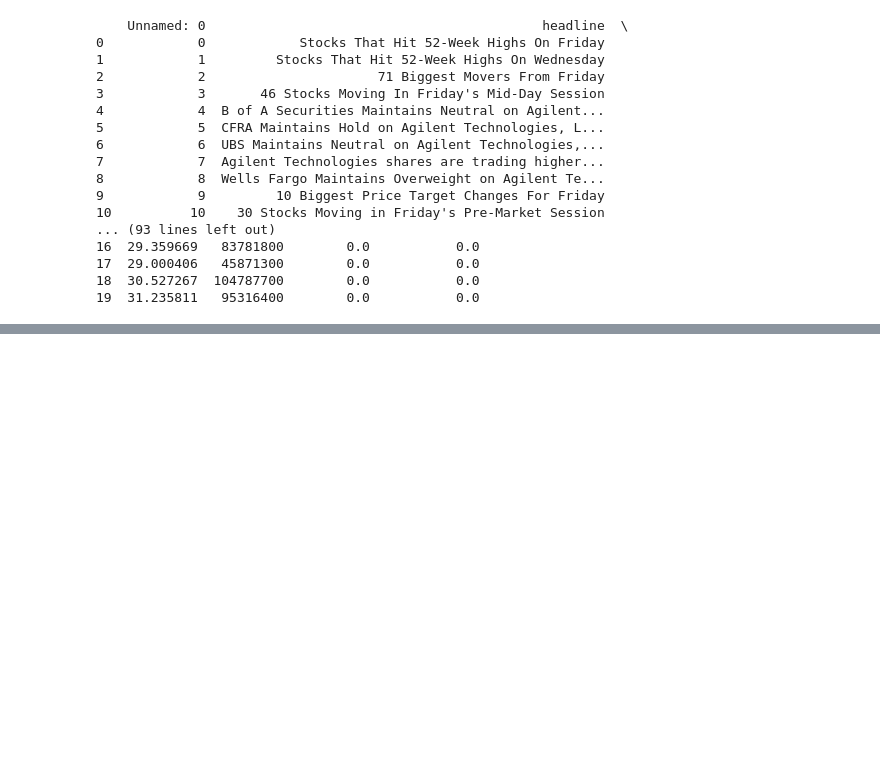
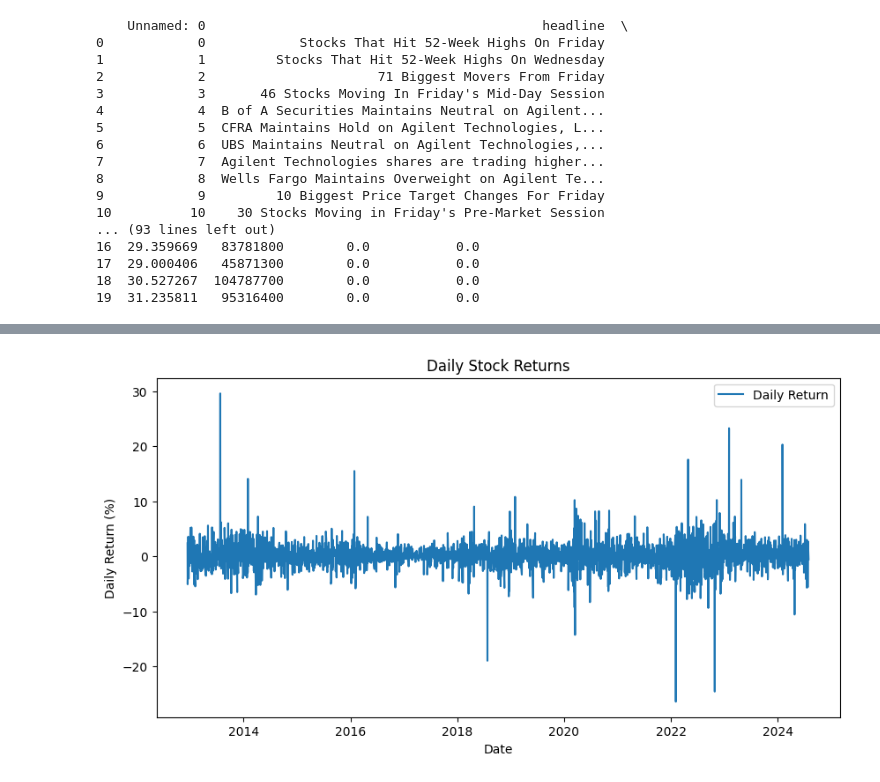
Before and after one commit to tesfayefekadu/kifiya_week_1, a Jupyter notebook: notebooks/correlation.ipynb, the cells around one changed output, grey strips where cells are left out. Drawn from its saved outputs; the diff is of its cells as text; code cells hidden in the pictures; blank space fills up the shorter version.

```diff
--- a/notebooks/correlation.ipynb
+++ b/notebooks/correlation.ipynb
@@ -66,3 +66,9 @@ print(aligned_data.head(20))
 17  29.000406   45871300        0.0           0.0
 18  30.527267  104787700        0.0           0.0
 19  31.235811   95316400        0.0           0.0
+# %%
+# Drop rows with NaT values in the 'date' column for news data
+news_data = news_data.dropna(subset=['date'])
+
+# Drop rows with NaT values in the 'Date' column for stock data
+stock_data = stock_data.dropna(subset=['Date'])
@@ -68,0 +158,6 @@ print(aligned_data.head(20))
+# %%
+# Calculate the daily percentage change in closing prices
+stock_data['daily_return'] = stock_data['Close'].pct_change() * 100
+
+# Display the first few rows
+print(stock_data[['Date', 'Close', 'daily_return']].head(10))
@@ -68,0 +176,12 @@ print(aligned_data.head(20))
+# %%
+
+
+plt.figure(figsize=(10, 5))
+plt.plot(stock_data['Date'], stock_data['daily_return'], label='Daily Return')
+plt.title('Daily Stock Returns')
+plt.xlabel('Date')
+plt.ylabel('Daily Return (%)')
+plt.legend()
+plt.show()
+# %% [output]
+[figure, added]
```
Also changed, not shown: parts of 6 cells of this notebook.
